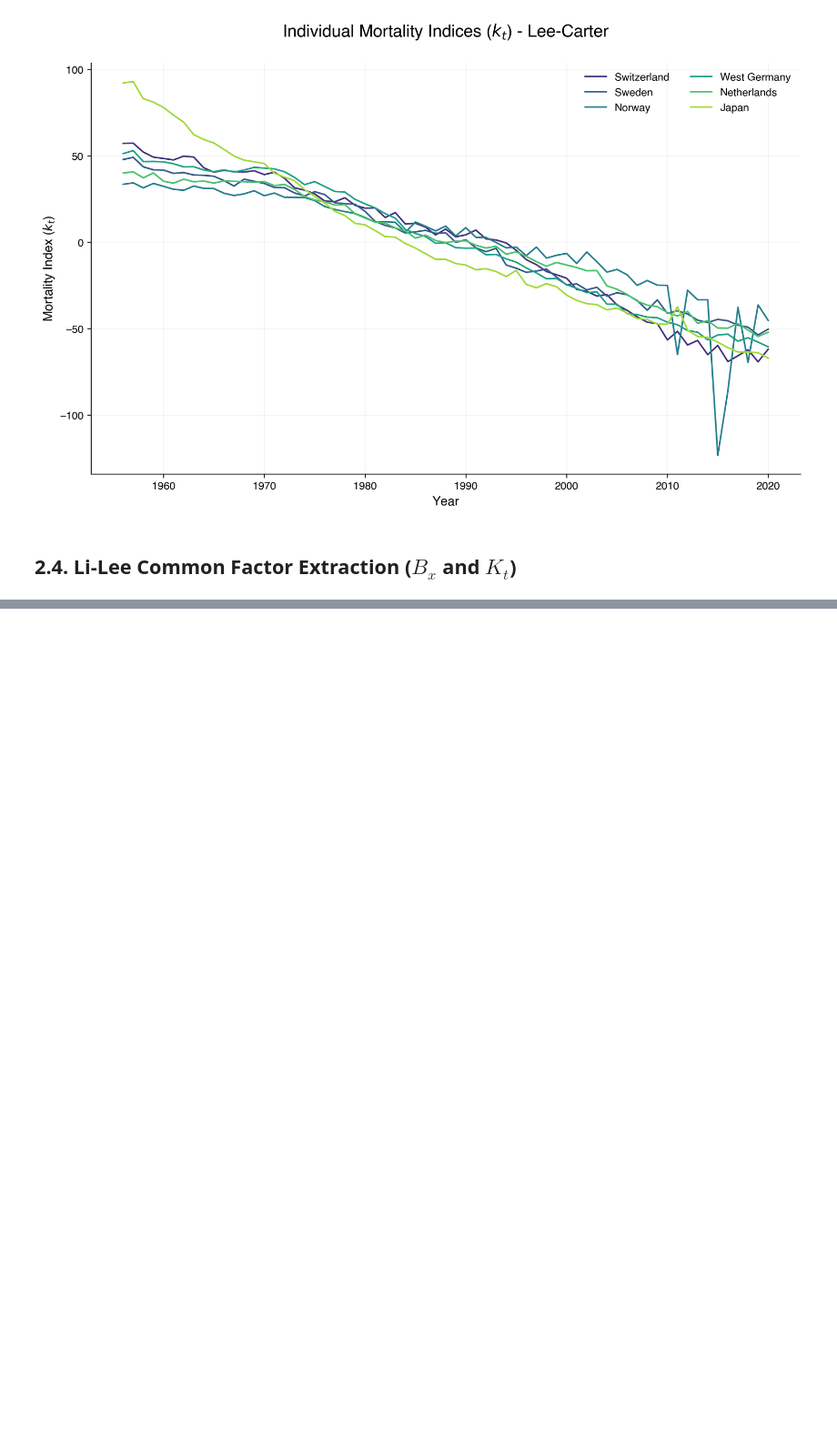
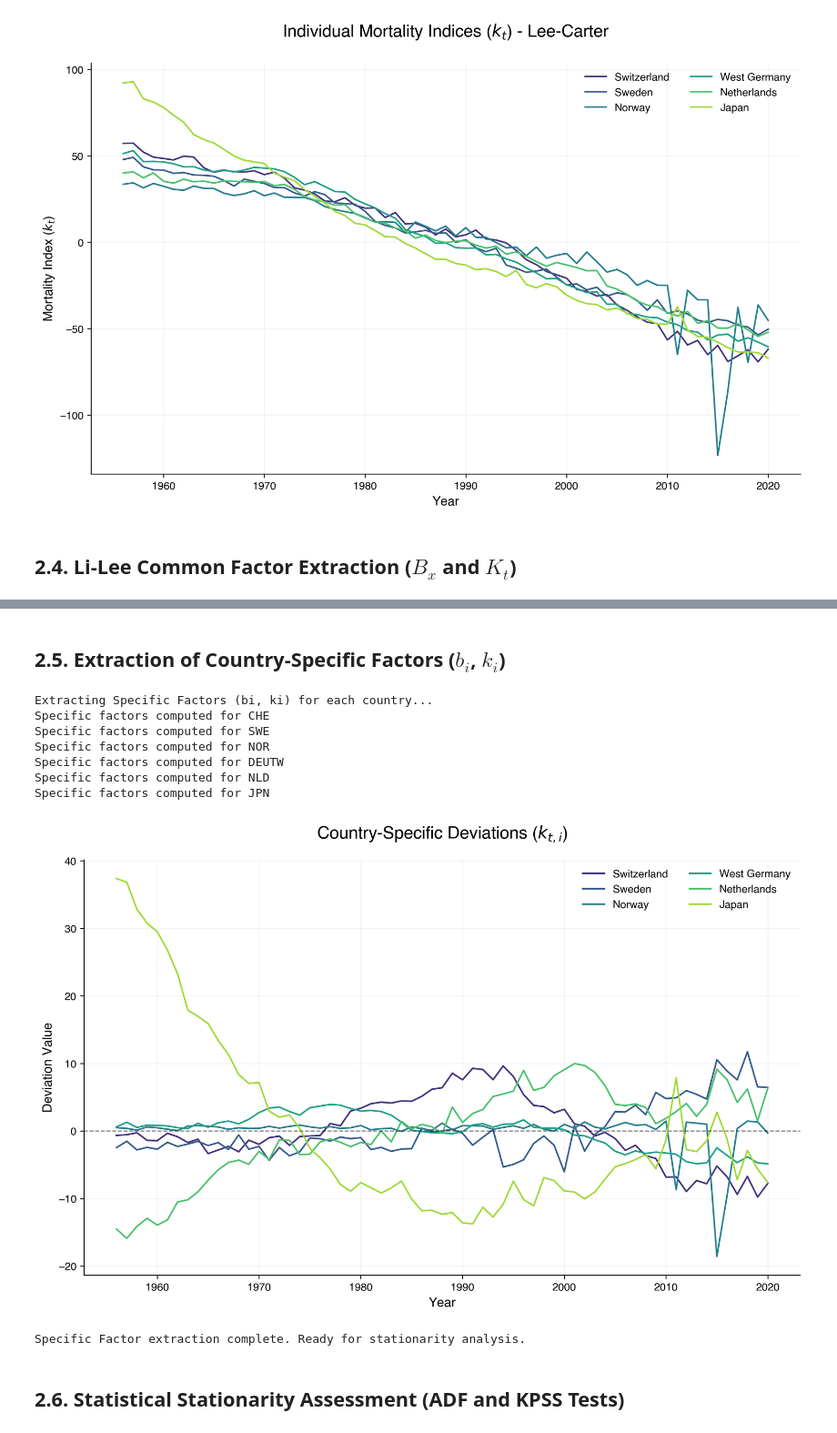
Before and after one commit to davide-rindori/Actuarial-DS-Portfolio, a Jupyter notebook: 04_Multi_Population_Longevity_XAI/notebooks/02_actuarial_benchmarking.ipynb, the cells around one changed output, grey strips where cells are left out. Shown at 91% size. Drawn from its saved outputs; the diff is of its cells as text; code cells hidden in the pictures; blank space fills up the shorter version.

```diff
--- a/04_Multi_Population_Longevity_XAI/notebooks/02_actuarial_benchmarking.ipynb
+++ b/04_Multi_Population_Longevity_XAI/notebooks/02_actuarial_benchmarking.ipynb
@@ -219,0 +220,67 @@ plt.show()
+# %% [markdown]
+## 2.5. Extraction of Country-Specific Factors ($b_i$, $k_i$)
+# %%
+# 1. Dictionary to store the specific factors (bi, ki)
+specific_params = {}
+
+print("Extracting Specific Factors (bi, ki) for each country...")
+
+for code, M_i in mx_matrices.items():
+    # Calculate ax_i for the specific country (Local Baseline)
+    ax_i = np.mean(M_i, axis=1)
+
+    # Calculate the Residual Matrix:
+    # Original Data - (Local ax + Common Bx * Common Kt)
+    Common_Effect = Bx_common[:, np.newaxis] * Kt_common[np.newaxis, :]
+    Residual_i = M_i - (ax_i[:, np.newaxis] + Common_Effect)
+
+    # Apply SVD to the Residuals (Rank-1 approximation)
+    U_s, S_s, Vt_s = svd(Residual_i, full_matrices=False)
+
+    # Extract specific bx_i and kt_i
+    # We apply the sum(bi) = 1 constraint for consistency
+    bx_spec_raw = U_s[:, 0]
+    kt_spec_raw = Vt_s[0, :] * S_s[0]
+
+    bx_spec = bx_spec_raw / np.sum(bx_spec_raw)
+    kt_spec = kt_spec_raw * np.sum(bx_spec_raw)
+
+    specific_params[code] = {
+        'ax_i': ax_i,
+        'bx_spec': bx_spec,
+        'kt_spec': kt_spec
+    }
+    print(f"Specific factors computed for {code}")
+
+# 2. Visualization: The Specific Deviations (kt_i)
+fig, ax = plt.subplots()
+
+for i, (code, params) in enumerate(specific_params.items()):
+    ax.plot(YEARS, params['kt_spec'], color=colors[i], label=COUNTRIES[code], linewidth=1.5)
+
+# Reference zero line: essential to check stationarity
+ax.axhline(0, color='black', linestyle='--', alpha=0.5, linewidth=1)
+
+ax.set_title("Country-Specific Deviations ($k_{t,i}$)")
+ax.set_xlabel("Year")
+ax.set_ylabel("Deviation Value")
+ax.legend(frameon=False, loc='upper right', ncol=2)
+
+# Save the figure
+save_path = f"{FIGURES_DIR}fig05_li_lee_specific_kt.png"
+plt.savefig(save_path)
+plt.show()
+
+print("Specific Factor extraction complete. Ready for stationarity analysis.")
+# %% [output]
+Extracting Specific Factors (bi, ki) for each country...
+Specific factors computed for CHE
+Specific factors computed for SWE
+Specific factors computed for NOR
+Specific factors computed for DEUTW
+Specific factors computed for NLD
+Specific factors computed for JPN
+[figure, added]
+Specific Factor extraction complete. Ready for stationarity analysis.
+# %% [markdown]
+## 2.6. Statistical Stationarity Assessment (ADF and KPSS Tests)
```
Also changed, not shown: parts of 4 cells of this notebook, 6 other files.
